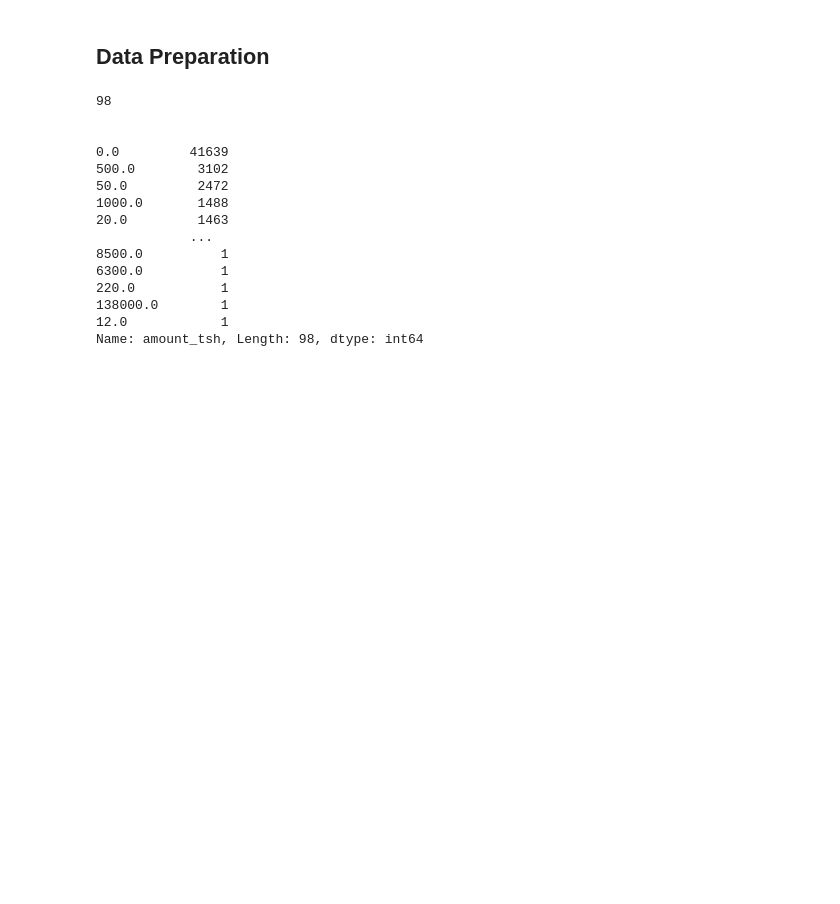
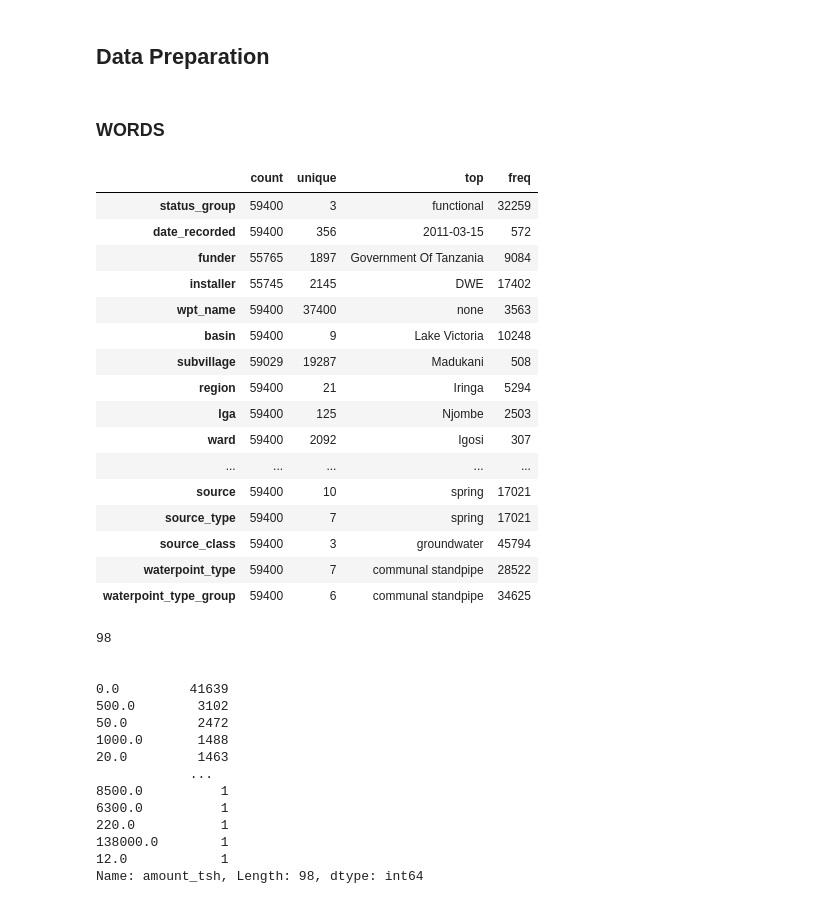
Before and after one commit to mboland23/phase_3_project, a Jupyter notebook: main_notebook_data_cleaning.ipynb, the cells around one changed output. Cells and saved outputs as stored; diff of their text form; code cells hidden in the pictures; blank space fills up the shorter version.

```diff
--- a/main_notebook_data_cleaning.ipynb
+++ b/main_notebook_data_cleaning.ipynb
@@ -140,5 +149,32 @@ ax.get_legend().remove()
 # %% [markdown]
 ## Data Preparation
+# %% [markdown]
+### WORDS
+# %%
+#exploring number of unique responses in each feature.
+#we can drop id - since its unique to each well.
+#lots of unqiue responses in several categorical columns
+#funder, installer, wpt_name, subvillage, ward, scheme name, -
+#we can drop these columns as the computing power required to encode these would be significant
+water_pump.describe(exclude='number').T
+# %% [output]
+|  | count | unique | top | freq |
+| status_group | 59400 | 3 | functional | 32259 |
+| date_recorded | 59400 | 356 | 2011-03-15 | 572 |
+| funder | 55765 | 1897 | Government Of Tanzania | 9084 |
+| installer | 55745 | 2145 | DWE | 17402 |
+| wpt_name | 59400 | 37400 | none | 3563 |
+| basin | 59400 | 9 | Lake Victoria | 10248 |
+| subvillage | 59029 | 19287 | Madukani | 508 |
+| region | 59400 | 21 | Iringa | 5294 |
+| lga | 59400 | 125 | Njombe | 2503 |
+| ward | 59400 | 2092 | Igosi | 307 |
+| ... | ... | ... | ... | ... |
+| source | 59400 | 10 | spring | 17021 |
+| source_type | 59400 | 7 | spring | 17021 |
+| source_class | 59400 | 3 | groundwater | 45794 |
+| waterpoint_type | 59400 | 7 | communal standpipe | 28522 |
+| waterpoint_type_group | 59400 | 6 | communal standpipe | 34625 |
 # %%
 #keeping feature
 #will use to create water per person feature
```
Also changed, not shown: parts of 40 cells of this notebook, 8 other files.
